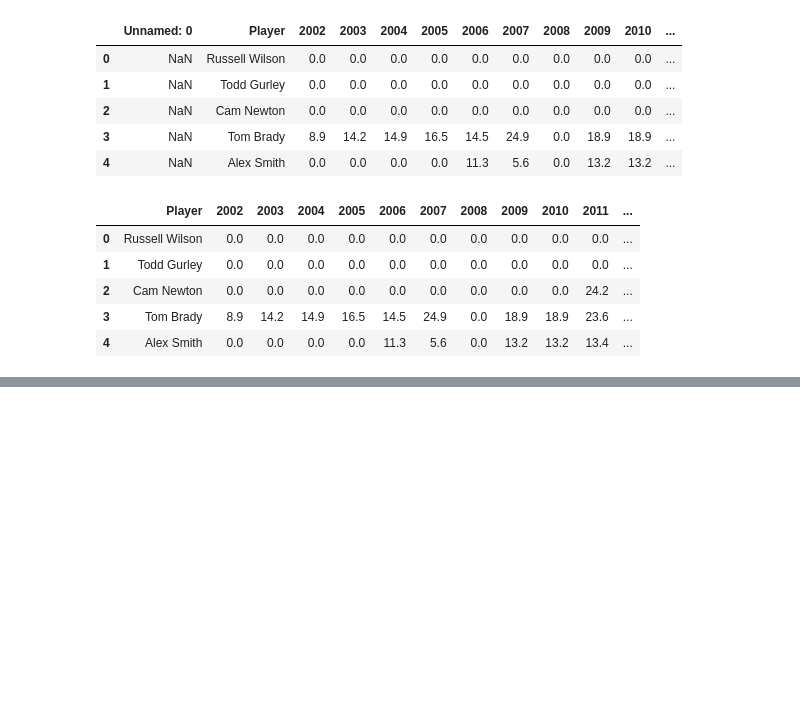
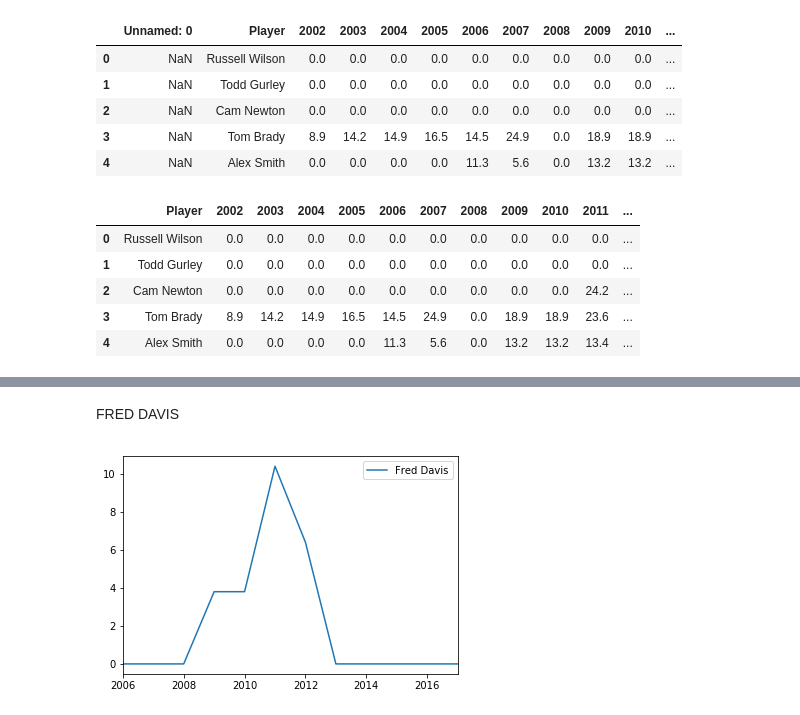
Before and after one commit to risatino/project-seadogs, a Jupyter notebook: fantasy_data_plots.ipynb, the cells around one changed output, grey strips where cells are left out. Drawn from its saved outputs; the diff is of its cells as text; code cells hidden in the pictures; blank space fills up the shorter version.

```diff
--- a/fantasy_data_plots.ipynb
+++ b/fantasy_data_plots.ipynb
@@ -101,0 +106,9 @@ plt.show()
+# %% [markdown]
+FRED DAVIS
+# %%
+fred_davis = pd.DataFrame(applicable_players.set_index("Player").loc["Fred Davis"].transpose())
+fred_davis = fred_davis.drop([2002, 2003, 2004, 2005])
+fred_davis.plot()
+plt.show()
+# %% [output]
+[figure, added]
```
Also changed, not shown: parts of 45 cells of this notebook.
